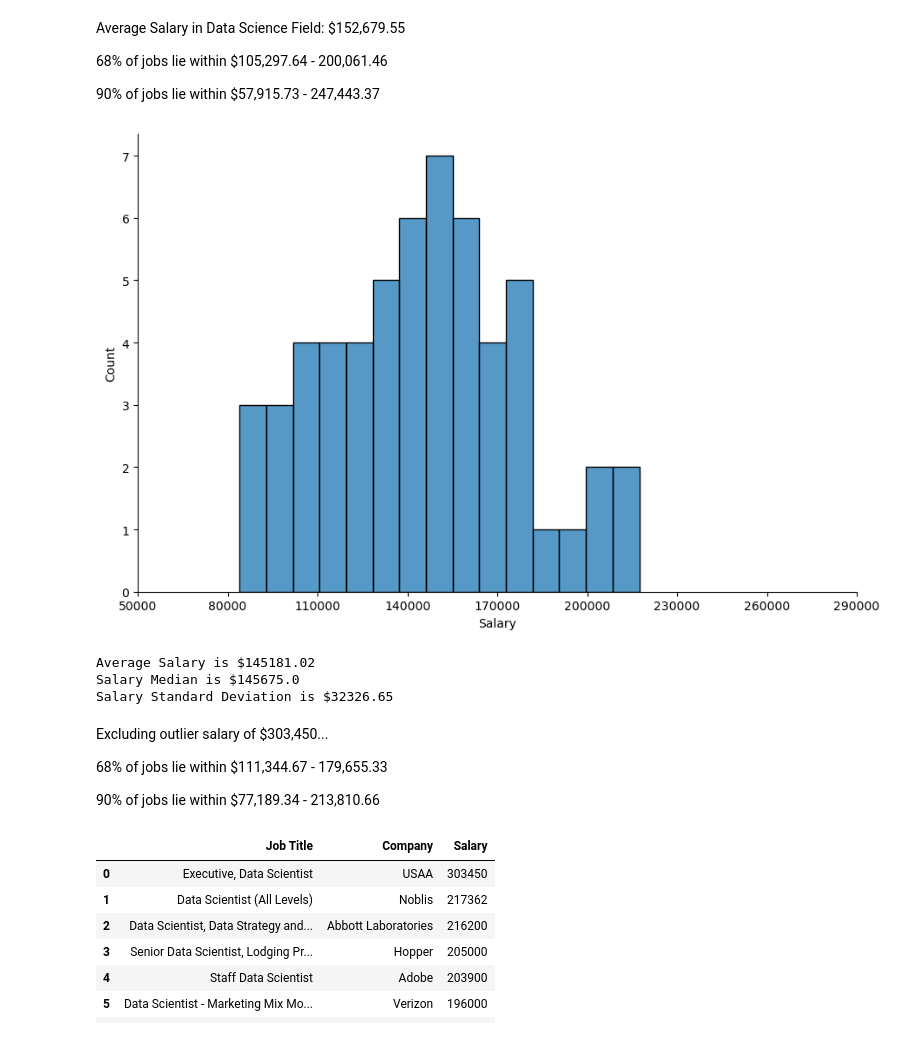
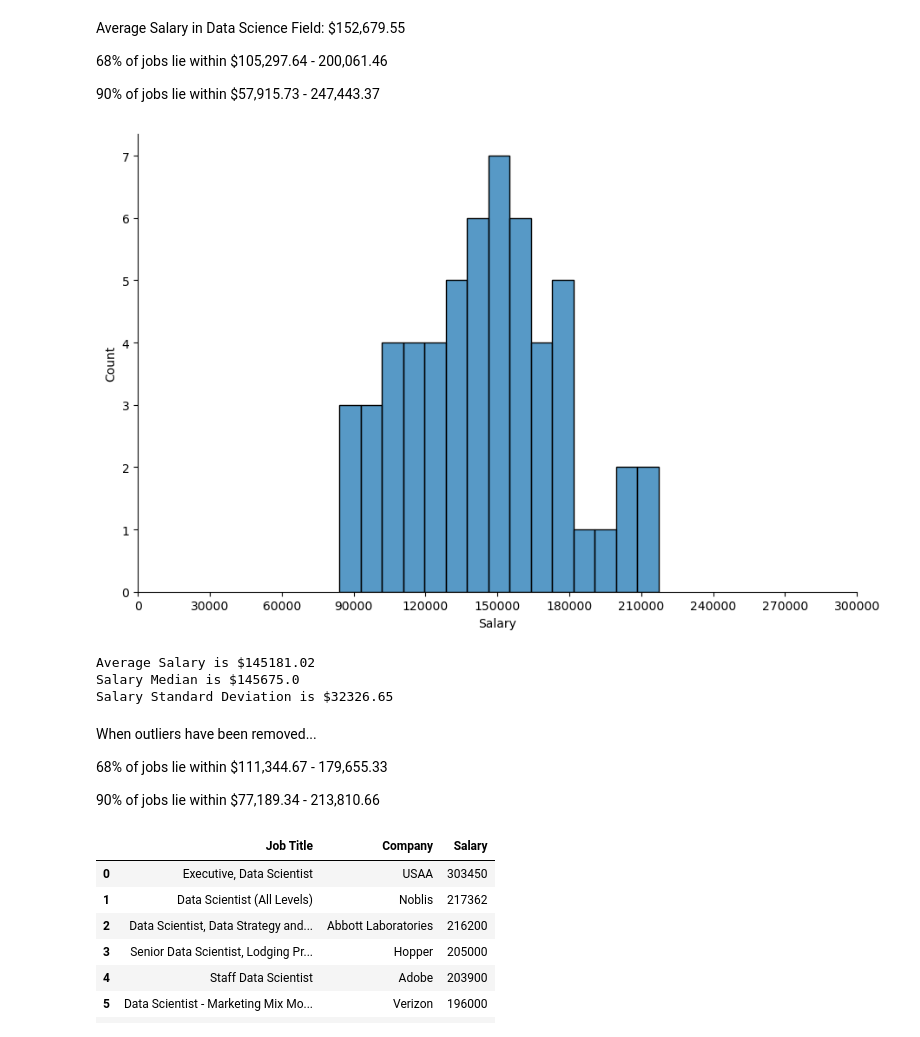
Before and after one commit to AustinFlippo/DS-Jobs-EDA, a Jupyter notebook: ds_jobs_eda.ipynb, the cells around one changed output. Drawn from its saved outputs; the diff is of its cells as text; code cells hidden in the pictures.

```diff
--- a/ds_jobs_eda.ipynb
+++ b/ds_jobs_eda.ipynb
@@ -110,10 +128,10 @@ Average Salary in Data Science Field: $152,679.55
 # %%
 #distrubtion with outliers removed
 no_outliers_df = t_df[(t_df['Salary'] <= 290000) & (t_df['Salary']>80000)]
 dist = sns.displot(data=no_outliers_df, x = 'Salary', bins = 15, height = 6, aspect = 1.5)
-plt.xticks(ticks=range(50000,300001,30000));
+plt.xticks(ticks=range(0,300001,30000));
 # %% [output]
-[figure, old version]
+[figure, new version]
 # %%
 #summary statistics with outliers removed
 avg_sal_query = """
@@ -133,7 +151,7 @@ Average Salary is $145181.02
 Salary Median is $145675.0
 Salary Standard Deviation is $32326.65
 # %% [markdown]
-Excluding outlier salary of $303,450...
+When outliers have been removed...
 
 68% of jobs lie within $111,344.67 - 179,655.33
 
```
Also changed, not shown: parts of 3 cells of this notebook.
